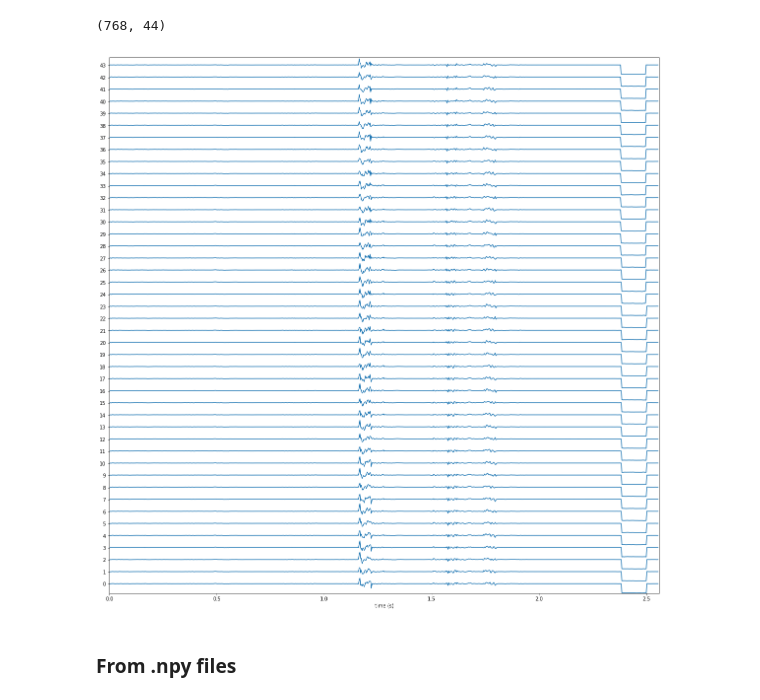
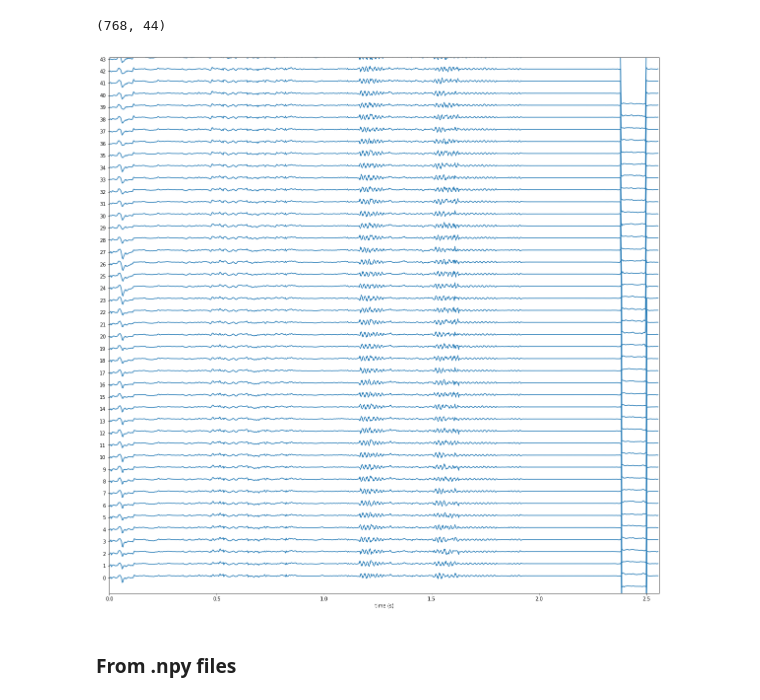
Before and after one commit to DanielLongo/eegML, a Jupyter notebook: viz_samples.ipynb, the cells around one changed output. Drawn from its saved outputs; the diff is of its cells as text; code cells hidden in the pictures.

```diff
--- a/viz_samples.ipynb
+++ b/viz_samples.ipynb
@@ -34,9 +34,9 @@ samples[0].shape
 # %%
 num_show = num_samples
 rcParams['figure.figsize'] = 20, 10 * 2
-stacklineplot.stackplot(samples[23].T,seconds=768/300, ylabels=list(range(num_show)), yscale=1)
+stacklineplot.stackplot(samples[44].T,seconds=768/300, ylabels=list(range(num_show)), yscale=3)
 # %% [output]
-[figure, old version]
+[figure, new version]
 # %% [markdown]
 ### From .npy files
 # %%
```
